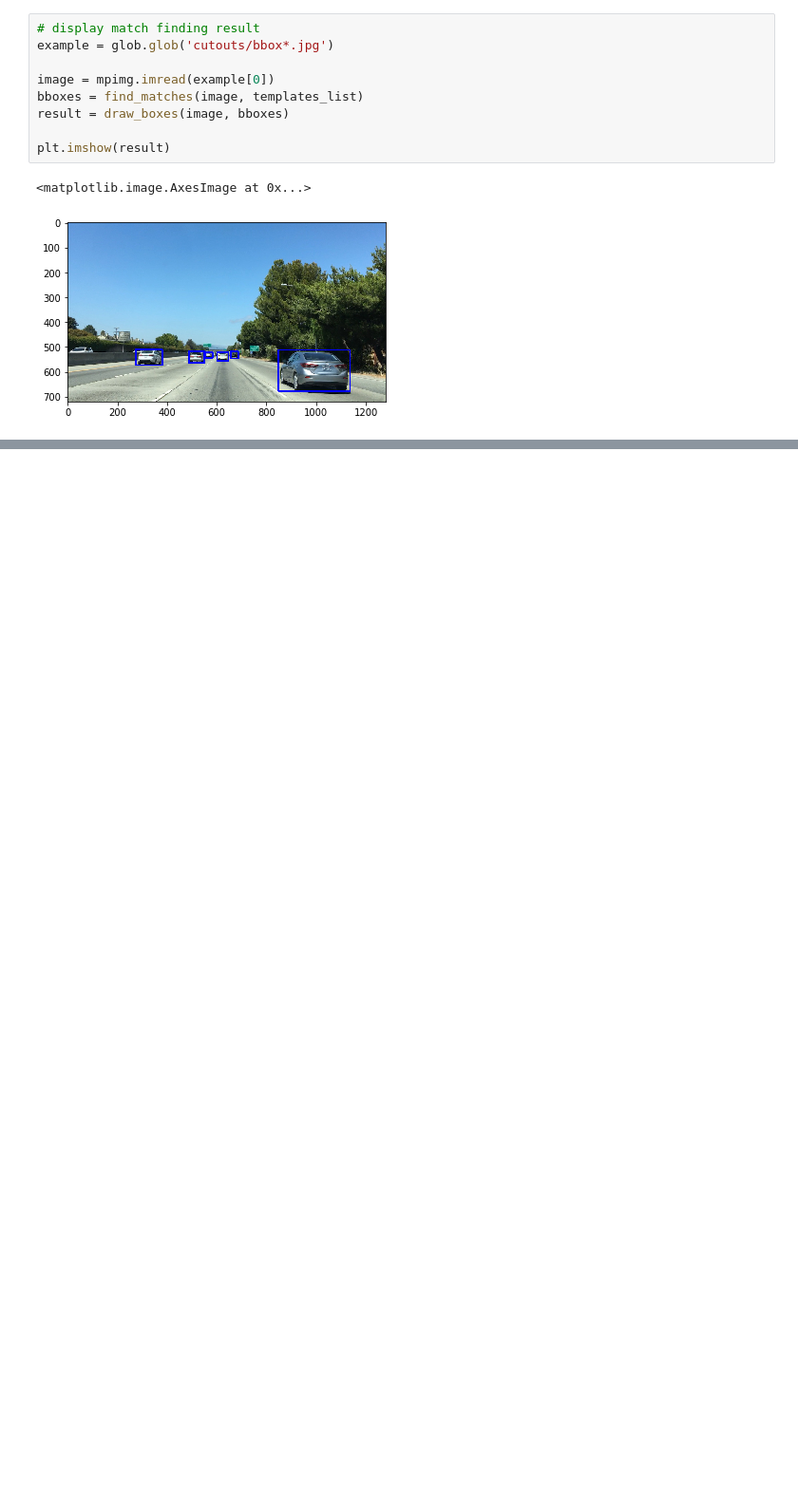
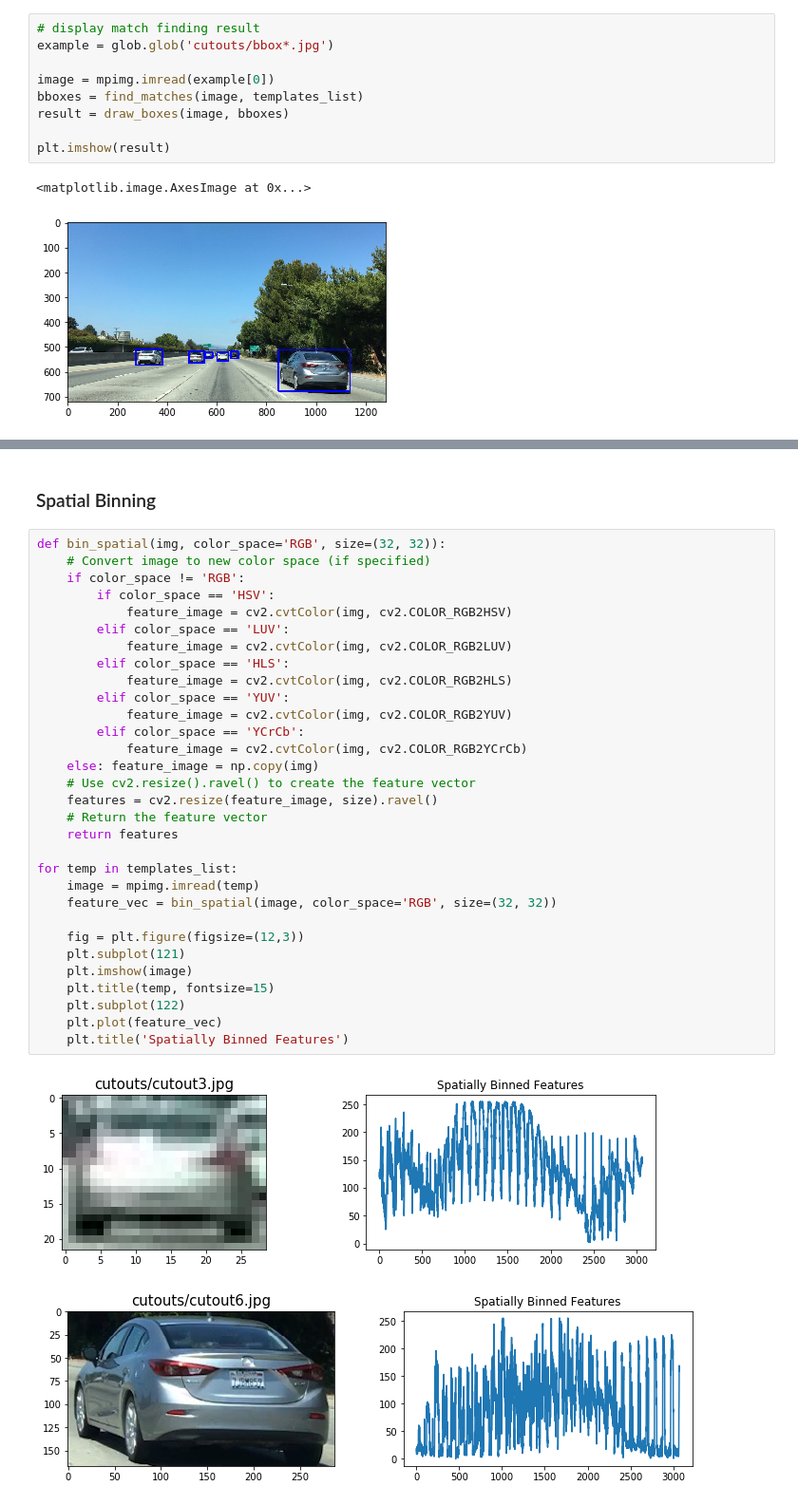
Before and after one commit to maanadoona/CarND-Vehicle-Detection, a Jupyter notebook: VehicleDetection.ipynb, the cells around one changed output, grey strips where cells are left out. Shown at 95% size. Saved outputs shown, nothing was run; the diff lists cells and outputs as text; blank space fills up the shorter version.

Commit message:
Spatial Binning

```diff
--- a/VehicleDetection.ipynb
+++ b/VehicleDetection.ipynb
@@ -92,0 +147,36 @@ plt.imshow(result)
+# %% [markdown]
+### Spatial Binning
+# %%
+def bin_spatial(img, color_space='RGB', size=(32, 32)):
+    # Convert image to new color space (if specified)
+    if color_space != 'RGB':
+        if color_space == 'HSV':
+            feature_image = cv2.cvtColor(img, cv2.COLOR_RGB2HSV)
+        elif color_space == 'LUV':
+            feature_image = cv2.cvtColor(img, cv2.COLOR_RGB2LUV)
+        elif color_space == 'HLS':
+            feature_image = cv2.cvtColor(img, cv2.COLOR_RGB2HLS)
+        elif color_space == 'YUV':
+            feature_image = cv2.cvtColor(img, cv2.COLOR_RGB2YUV)
+        elif color_space == 'YCrCb':
+            feature_image = cv2.cvtColor(img, cv2.COLOR_RGB2YCrCb)
+    else: feature_image = np.copy(img)
+    # Use cv2.resize().ravel() to create the feature vector
+    features = cv2.resize(feature_image, size).ravel()
+    # Return the feature vector
+    return features
+
+for temp in templates_list:
+    image = mpimg.imread(temp)
+    feature_vec = bin_spatial(image, color_space='RGB', size=(32, 32))
+
+    fig = plt.figure(figsize=(12,3))
+    plt.subplot(121)
+    plt.imshow(image)
+    plt.title(temp, fontsize=15)
+    plt.subplot(122)
+    plt.plot(feature_vec)
+    plt.title('Spatially Binned Features')
+# %% [output]
+[figure, added]
+[figure, added]
```
Also changed, not shown: parts of 8 cells of this notebook.
